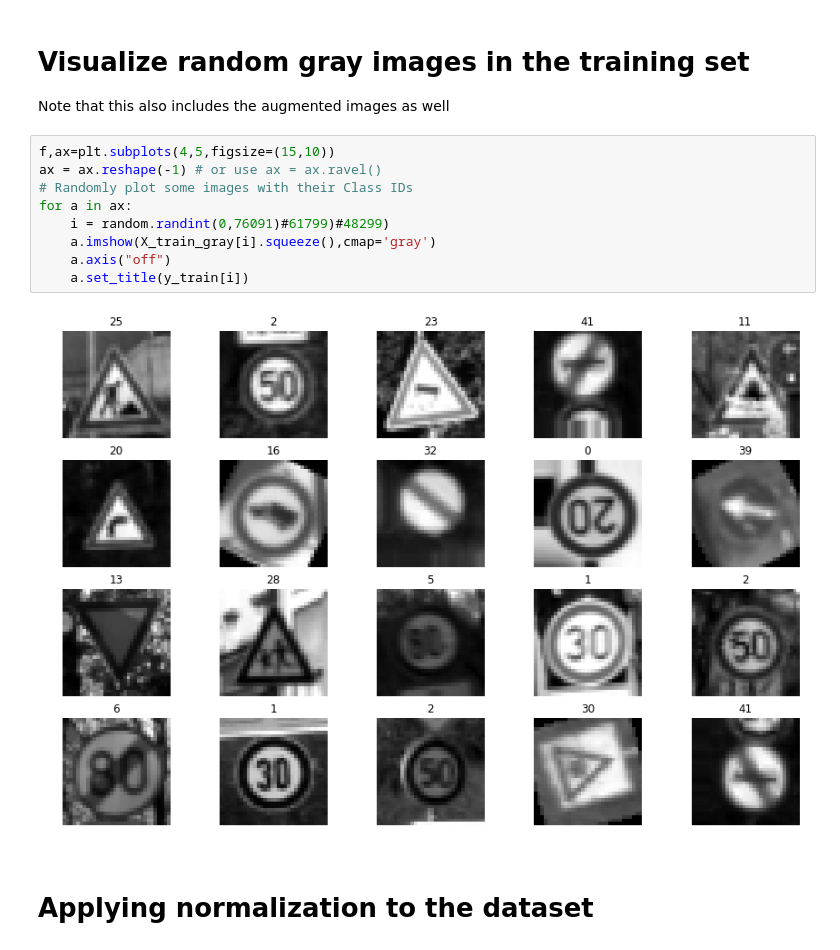
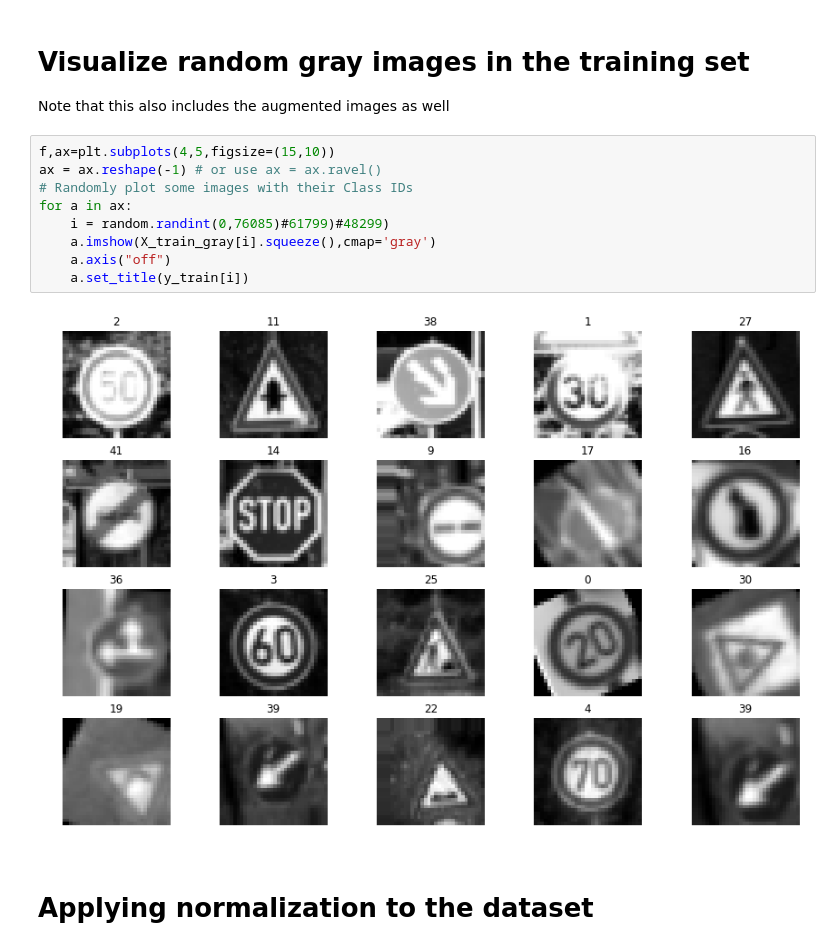
Before and after one commit to aakashkardam/Traffic_Sign_Classifier_Udacity_Project_3, a Jupyter notebook: Traffic_Sign_Classifier.ipynb, the cells around one changed output. Saved outputs shown, nothing was run; the diff lists cells and outputs as text.

```diff
--- a/Traffic_Sign_Classifier.ipynb
+++ b/Traffic_Sign_Classifier.ipynb
@@ -391,14 +374,14 @@ Note that this also includes the augmented images as well
 # %%
 f,ax=plt.subplots(4,5,figsize=(15,10))
 ax = ax.reshape(-1) # or use ax = ax.ravel()
 # Randomly plot some images with their Class IDs
 for a in ax:
-    i = random.randint(0,76091)#61799)#48299)
+    i = random.randint(0,76085)#61799)#48299)
     a.imshow(X_train_gray[i].squeeze(),cmap='gray')
     a.axis("off")
     a.set_title(y_train[i])
 # %% [output]
-[figure, old version]
+[figure, new version]
 # %% [markdown]
 # Applying normalization to the dataset
 # %%
```
Also changed, not shown: parts of 14 cells of this notebook.
